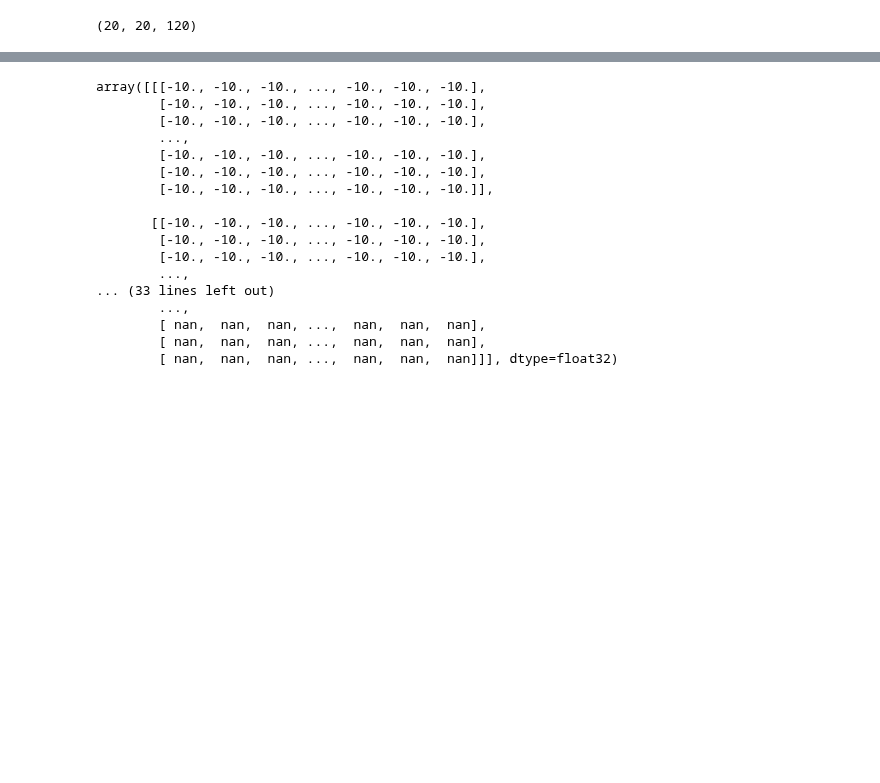
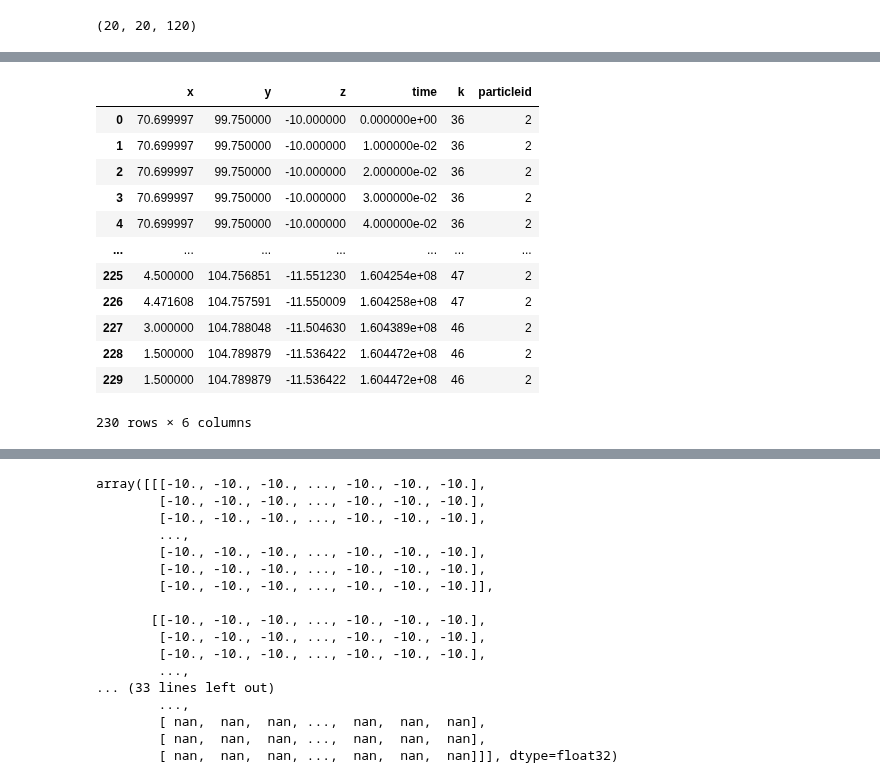
Before and after one commit to randlab/ArchPy, a Jupyter notebook: dev/flow_simulation/simple_coupling.ipynb, the cells around one changed output, grey strips where cells are left out. Drawn from its saved outputs; the diff is of its cells as text; code cells hidden in the pictures; blank space fills up the shorter version.

```diff
--- a/dev/flow_simulation/simple_coupling.ipynb
+++ b/dev/flow_simulation/simple_coupling.ipynb
@@ -608,7 +591,7 @@ class archpy2modflow:
         model_name = gwf.name
         mpnamf = f"{model_name}_mp_forward"
 
-        if locs is None:
+        if locs is not None:
             nodes = get_nodes(locs)
             if len(nodes) == 0:
                 print("No particles to track")
@@ -662,15 +645,15 @@ class archpy2modflow:
 
                 # create a modpath simulation
                 mp = fp.modpath.Modpath7(
-                    modelname="modpath7test",
-                    flowmodel=archpy_flow.get_gwf(),
-                    exe_name="E:/switchdrive/Post_doc/prog/exe/modflow_exe/win64/mp7.exe",
-                    model_ws=archpy_flow.model_dir,
+                    modelname=mpnamf,
+                    flowmodel=gwf,
+                    exe_name=mpexe,
+                    model_ws=workspace,
                     verbose=0,
                 )
 
                 # basic package
-                fp.modpath.Modpath7Bas(mp, porosity=0.2)
+                fp.modpath.Modpath7Bas(mp)
 
                 fp.modpath.Modpath7Sim(
                     mp,
@@ -1155,7 +980,7 @@ T1.coord2cell(180.75, 30.75, -11.925000190734863)
 # %%
 import pandas as pd
 
-df = pd.DataFrame(p.get_alldata()[7])
+df = pd.DataFrame(p.get_alldata()[2])
 # %%
 pd.to_timedelta(df["time"], unit="s")
 # %% [output]
@@ -1182,3 +1007,19 @@ time_ordered = df["time"].values[np.sort(idx)][::-1]
+# %%
+df
+# %% [output]
+|  | x | y | z | time | k | particleid |
+| 0 | 70.699997 | 99.750000 | -10.000000 | 0.000000e+00 | 36 | 2 |
+| 1 | 70.699997 | 99.750000 | -10.000000 | 1.000000e-02 | 36 | 2 |
+| 2 | 70.699997 | 99.750000 | -10.000000 | 2.000000e-02 | 36 | 2 |
+| 3 | 70.699997 | 99.750000 | -10.000000 | 3.000000e-02 | 36 | 2 |
+| 4 | 70.699997 | 99.750000 | -10.000000 | 4.000000e-02 | 36 | 2 |
+| ... | ... | ... | ... | ... | ... | ... |
+| 225 | 4.500000 | 104.756851 | -11.551230 | 1.604254e+08 | 47 | 2 |
+| 226 | 4.471608 | 104.757591 | -11.550009 | 1.604258e+08 | 47 | 2 |
+| 227 | 3.000000 | 104.788048 | -11.504630 | 1.604389e+08 | 46 | 2 |
+| 228 | 1.500000 | 104.789879 | -11.536422 | 1.604472e+08 | 46 | 2 |
+| 229 | 1.500000 | 104.789879 | -11.536422 | 1.604472e+08 | 46 | 2 |
+230 rows × 6 columns
 # %%
 # retrieve lithologies along the pathlines
 facies_domains = T1.get_facies(0, 0, all_data = False)
```
Also changed, not shown: parts of 30 cells of this notebook, 22 other files.
